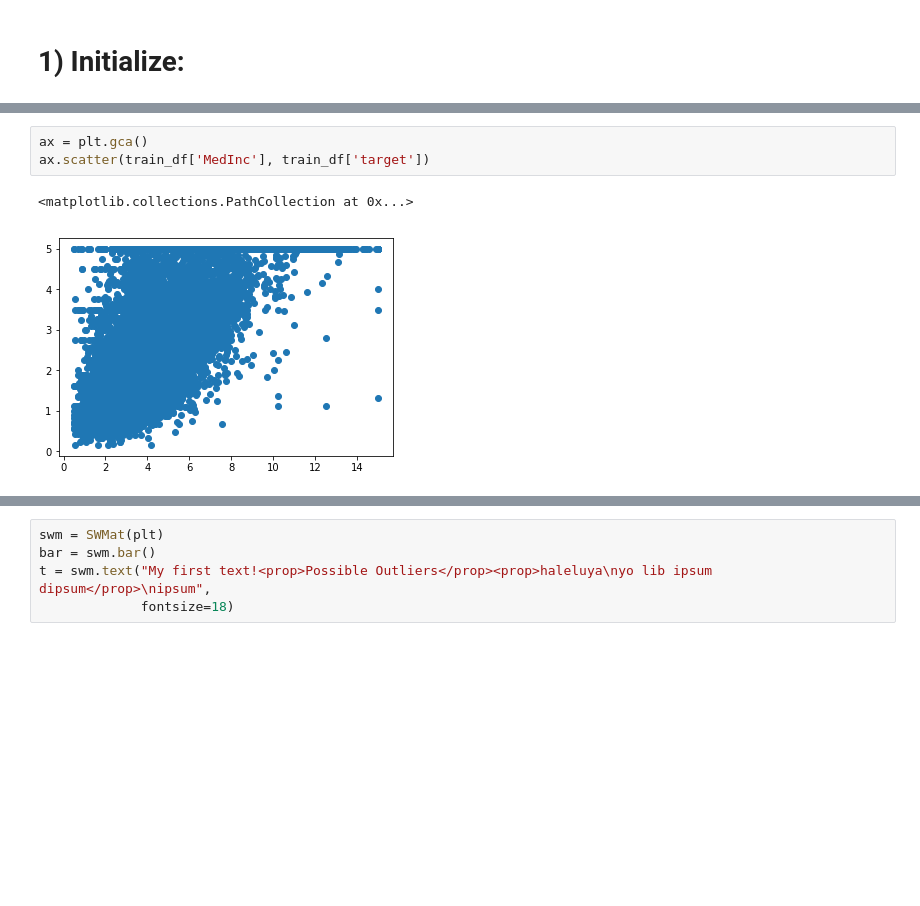
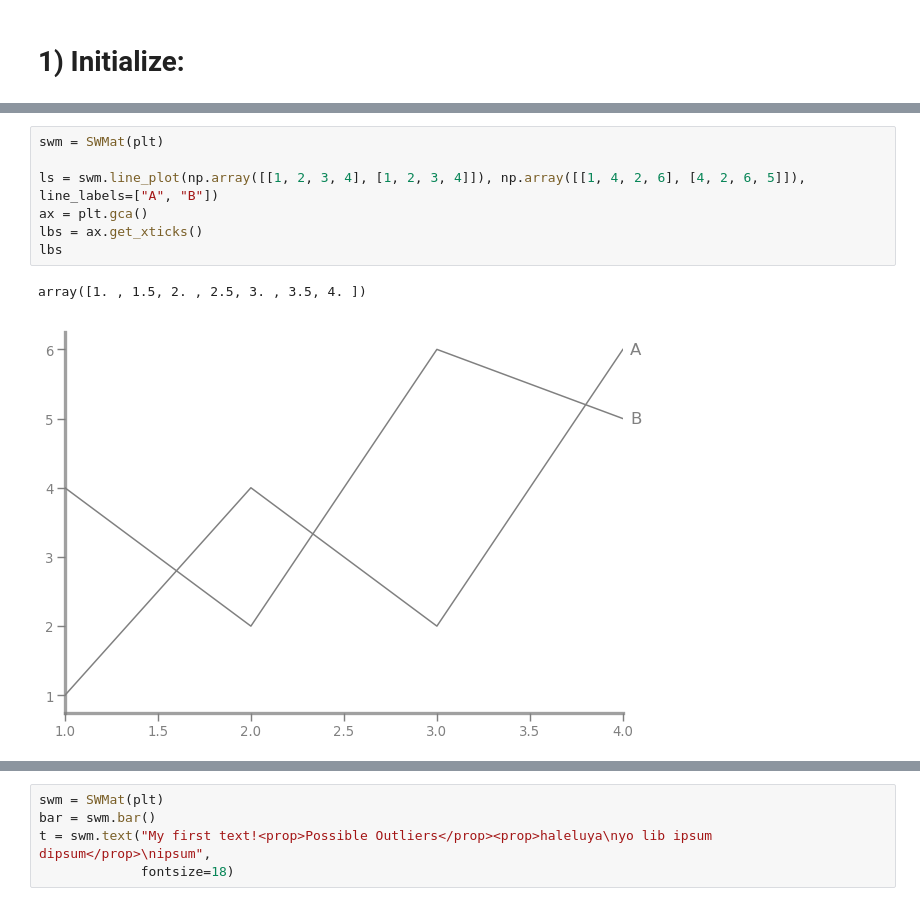
Before and after one commit to PuneetGrov3r/SWMat, a Jupyter notebook: Notebooks/SWMat.ipynb, the cells around one changed output, grey strips where cells are left out. Cells and saved outputs as stored; diff of their text form; blank space fills up the shorter version.

```diff
--- a/Notebooks/SWMat.ipynb
+++ b/Notebooks/SWMat.ipynb
@@ -460,6 +1018,10 @@ class SWMat(object):
-# %%
-ax = plt.gca()
-ax.scatter(train_df['MedInc'], train_df['target'])
-# %% [output]
-<matplotlib.collections.PathCollection at 0x...>
-[figure, removed]
+# %%
+swm = SWMat(plt)
+
+ls = swm.line_plot(np.array([[1, 2, 3, 4], [1, 2, 3, 4]]), np.array([[1, 4, 2, 6], [4, 2, 6, 5]]), line_labels=["A", "B"])
+ax = plt.gca()
+lbs = ax.get_xticks()
+lbs
+# %% [output]
+array([1. , 1.5, 2. , 2.5, 3. , 3.5, 4. ])
+[figure, added]
```
Also changed, not shown: parts of 4 cells of this notebook.
